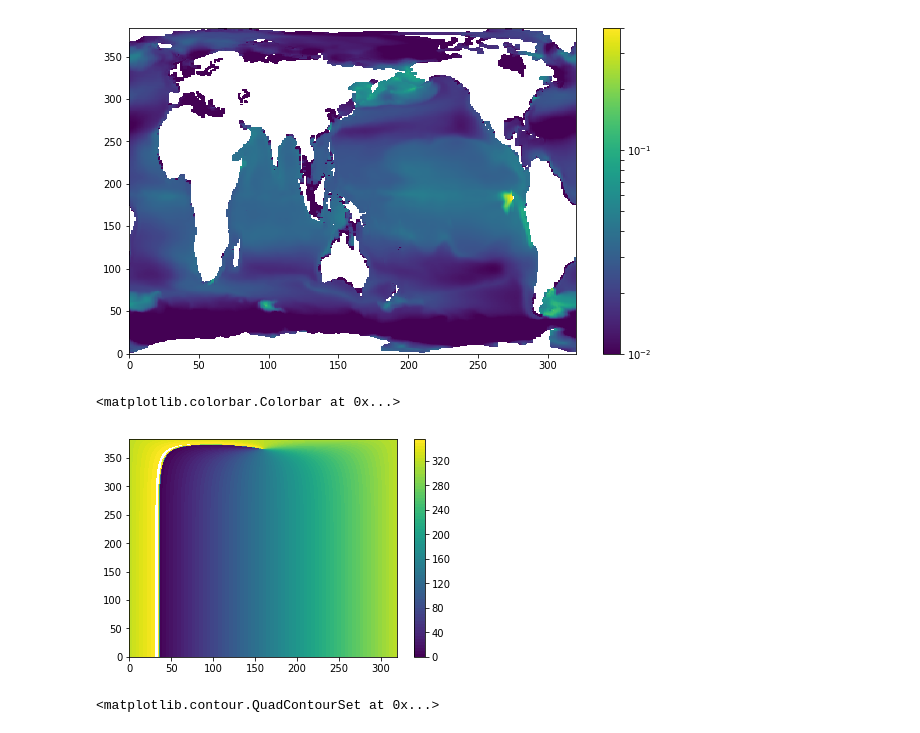
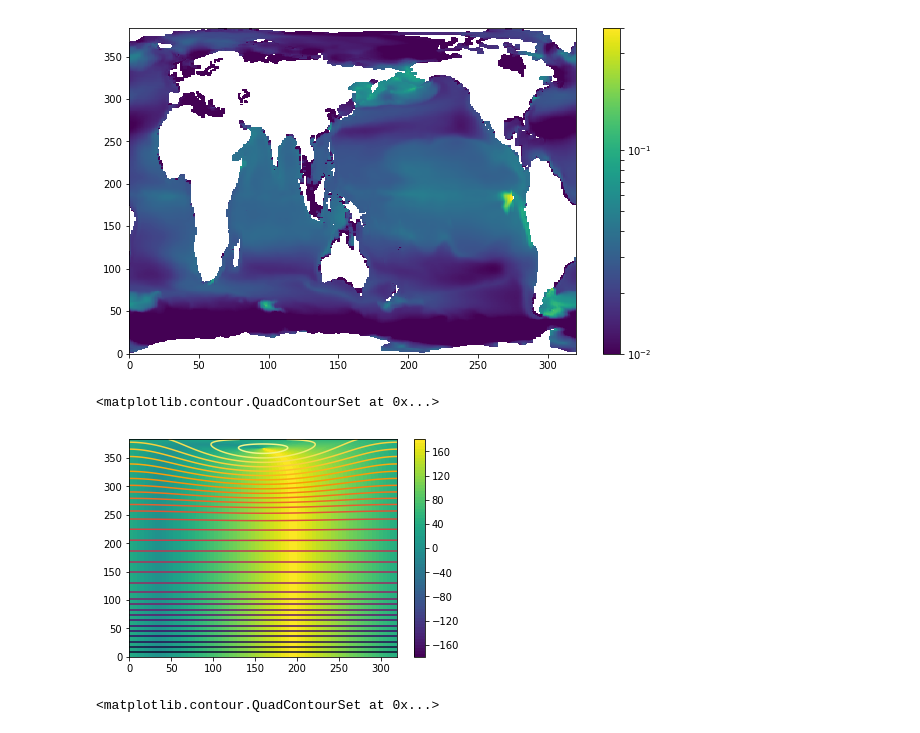
Before and after one commit to djgagne/carbon_export_biomes, a Jupyter notebook: notebooks/BiomeClusters.ipynb, the cells around one changed output. Saved outputs shown, nothing was run; the diff lists cells and outputs as text; code cells hidden in the pictures.

```diff
--- a/BiomeClusters.ipynb
+++ b/notebooks/BiomeClusters.ipynb
@@ -10,7 +10,7 @@ from sklearn.preprocessing import MinMaxScaler
 from pandas.tools.plotting import scatter_matrix
 import matplotlib.colors as colors
 # %%
-data = xr.open_dataset("./mean_POC_budget_LR.nc")
+data = xr.open_dataset("../data/mean_POC_budget_LR.nc")
 # %%
 data
 # %% [output]
@@ -73,12 +73,16 @@ plt.colorbar()
 # %% [output]
 <matplotlib.colorbar.Colorbar at 0x...>
 [figure]
-# %%
-plt.contourf(data["TLONG"], np.arange(0, 360, 5))
-plt.colorbar()
-# %% [output]
-<matplotlib.colorbar.Colorbar at 0x...>
-[figure, removed]
+# %%
+lon = data["TLONG"][:]
+lon = np.where(lon > 180, 360 - lon, lon)
+# %%
+plt.contourf(lon, np.arange(-180, 185, 5))
+plt.colorbar()
+plt.contour(data["TLAT"], np.arange(-90, 95, 5), cmap="inferno")
+# %% [output]
+<matplotlib.contour.QuadContourSet at 0x...>
+[figure, added]
 # %%
 m = Basemap(projection='robin', lon_0=0)
 x, y = m(data["TLONG"].values[:-50], data["TLAT"].values[:-50])
```
Also changed, not shown: parts of 4 cells of this notebook, 3 other files.
